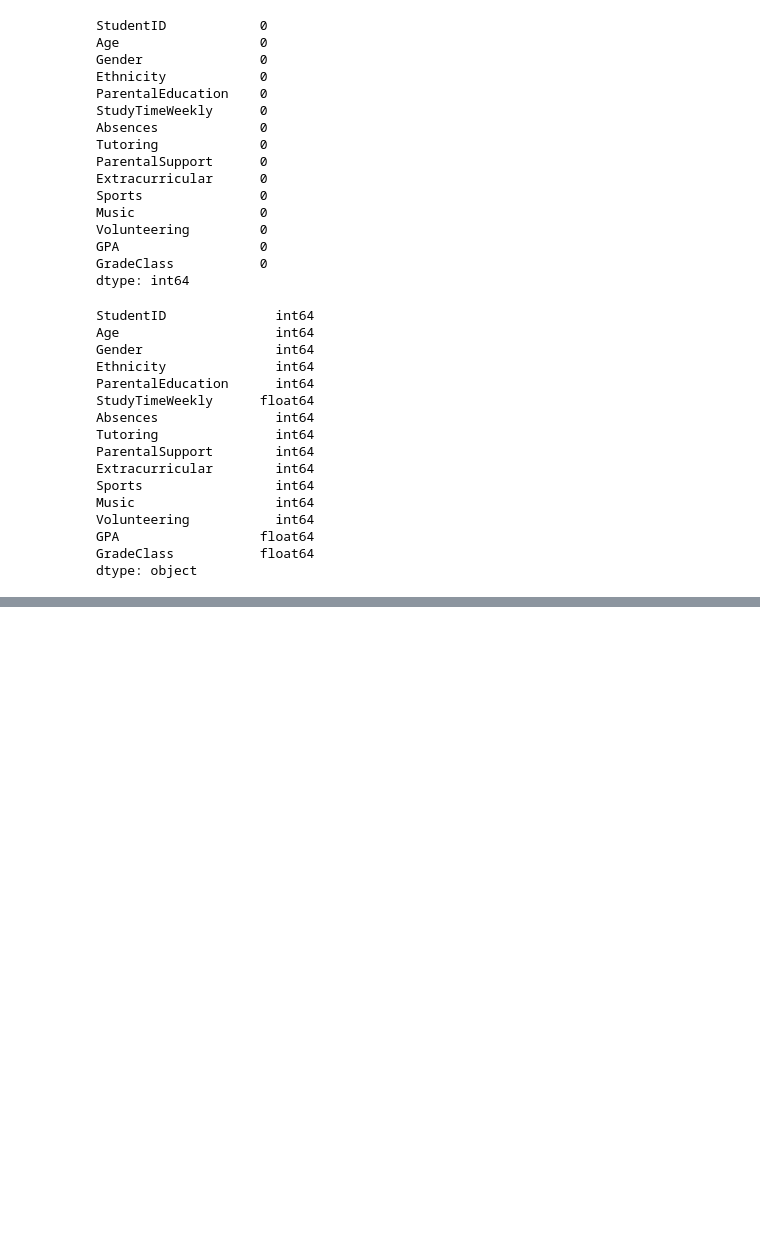
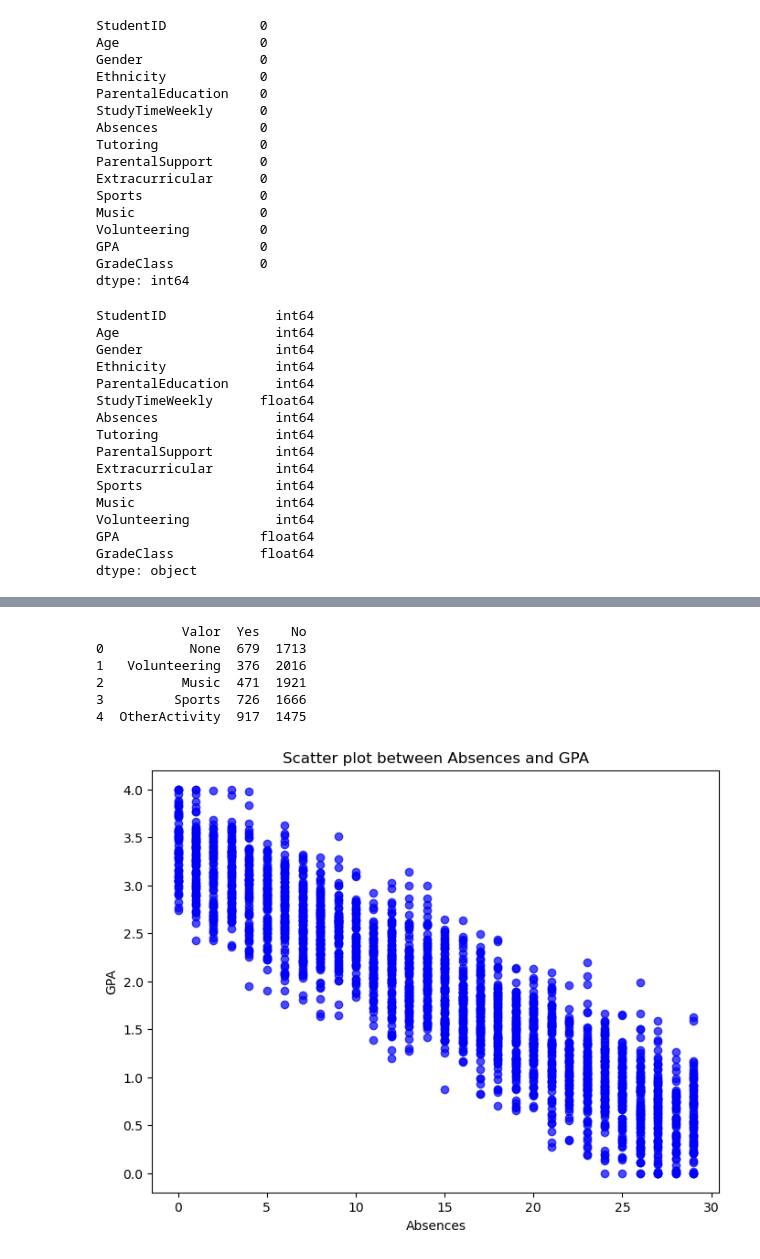
Before and after one commit to aleedelgadoo/Proyectos-Data-Analysis, a Jupyter notebook: Students.ipynb, the cells around one changed output, grey strips where cells are left out. Saved outputs shown, nothing was run; the diff lists cells and outputs as text; code cells hidden in the pictures; blank space fills up the shorter version.

```diff
--- a/Students.ipynb
+++ b/Students.ipynb
@@ -67,23 +78,9 @@ Volunteering           int64
 GPA                  float64
 GradeClass           float64
 dtype: object
-# %%
-# Drop the StudentID column
-df.drop(['StudentID'], axis=1, inplace=True)
 # %%
 # Modify the data types
-
-df['Gender'] = df['Gender'].astype(str)
-df['Ethnicity'] = df['Ethnicity'].astype(str)
-df['ParentalEducation'] = df['ParentalEducation'].astype(str)
-df['Tutoring'] = df['Tutoring'].astype(str)
-df['ParentalSupport'] = df['ParentalSupport'].astype(str)
-df['Extracurricular'] = df['Extracurricular'].astype(str)
-df['Sports'] = df['Sports'].astype(str)
-df['Music'] = df['Music'].astype(str)
-df['Volunteering'] = df['Volunteering'].astype(str)
 df['GradeClass'] = df['GradeClass'].astype(int)
-df['GradeClass'] = df['GradeClass'].astype(str)
 # %%
 # Filter the rows where Age is not between 15 and 18
 df_invalid = df[~((df['Age'] >= 15) & (df['Age'] <= 18))]
@@ -285,0 +294,28 @@ df.to_csv('Students_Modified.csv', index=False)
+# %%
+df['None'] = np.where((df[['OtherActivity', 'Music', 'Sports', 'Volunteering']].sum(axis=1) == 0), 1, 0)
+
+
+
+## Create a new dataframe for activities
+
+
+# Count the number of 0s and 1s for each category
+categories = ['None', 'Volunteering', 'Music', 'Sports', 'OtherActivity']
+yes_counts = {category: (df[category] == 1).sum() for category in categories}
+no_counts = {category: (df[category] == 0).sum() for category in categories}
+
+# Create the new DataFrame
+summary_df = pd.DataFrame({
+    'Valor': categories,
+    'Yes': [yes_counts[cat] for cat in categories],
+    'No': [no_counts[cat] for cat in categories]
+})
+
+print(summary_df)
+# %% [output]
+           Valor  Yes    No
+0           None  679  1713
+1   Volunteering  376  2016
+2          Music  471  1921
+3         Sports  726  1666
+4  OtherActivity  917  1475
@@ -285,0 +336,10 @@ df.to_csv('Students_Modified.csv', index=False)
+# %%
+# Scatter plot between Absences and GPA
+plt.figure(figsize=(8, 6))
+plt.scatter(df['Absences'], df['GPA'], color='blue', alpha=0.7)
+plt.title('Scatter plot between Absences and GPA')
+plt.xlabel('Absences')
+plt.ylabel('GPA')
+plt.show()
+# %% [output]
+[figure, added]
```
Also changed, not shown: parts of 59 cells of this notebook.
